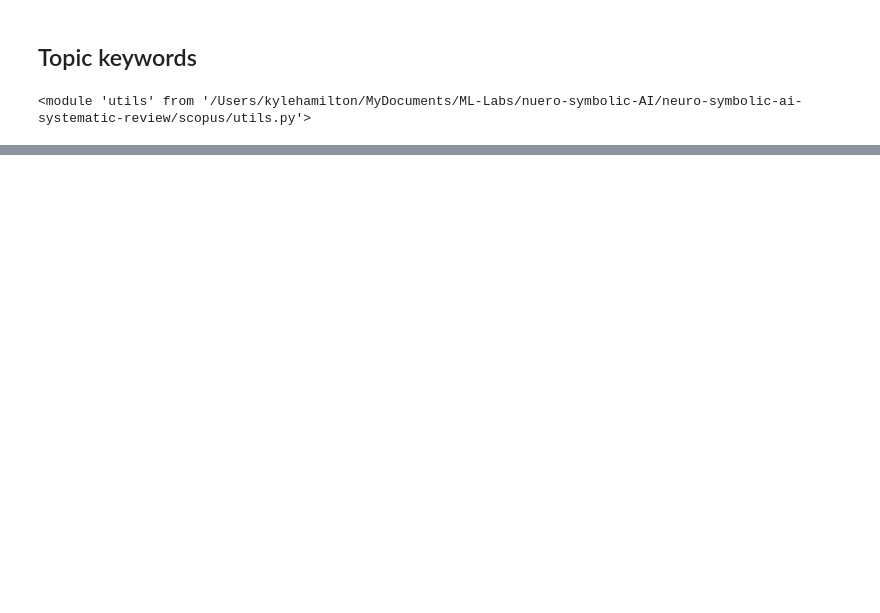
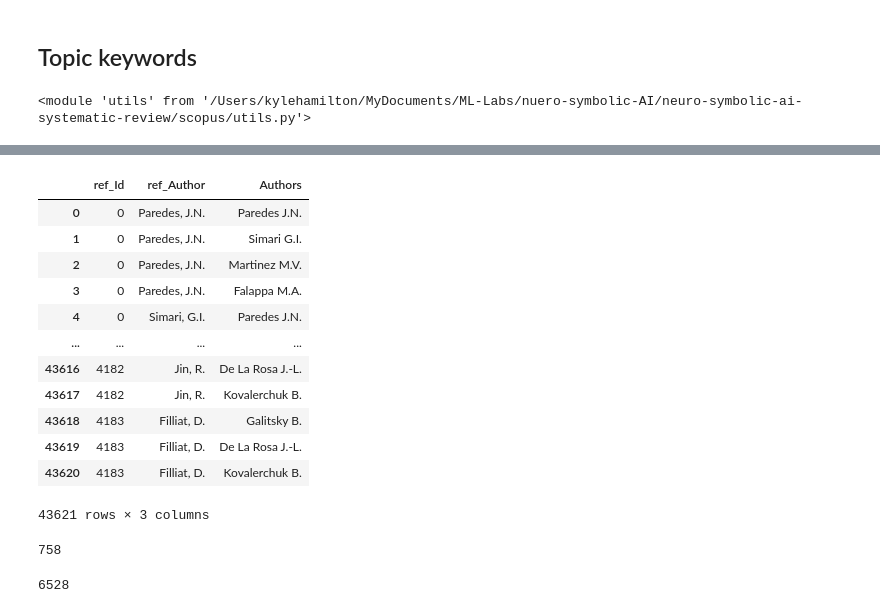
Before and after one commit to kyleiwaniec/neuro-symbolic-ai-systematic-review, a Jupyter notebook: scopus/EDA-233.ipynb, the cells around one changed output, grey strips where cells are left out. Drawn from its saved outputs; the diff is of its cells as text; code cells hidden in the pictures; blank space fills up the shorter version.

```diff
--- a/scopus/EDA-233.ipynb
+++ b/scopus/EDA-233.ipynb
@@ -124,0 +143,29 @@ KeyError: 12
+# %%
+# Get the author names from he citation
+dfc[['ref_Id','match','ref_Author']]=dfc['References'].str.extractall(pat=r"([À-ŽA-z|\-]+,\s([À-Ž|A-Z].)+)\,").reset_index()[['level_0','match',0]]
+# %%
+# remove redundant columns
+dfc=dfc[['Authors','ref_Id','ref_Author']]
+# %%
+# authors are separated by a comma. Create a list by splitting on ,
+dfc['Authors']=dfc['Authors'].str.split(pat=",")
+# %%
+# put each author in their own row
+dfc=dfc.set_index(['ref_Id','ref_Author']).apply(pd.Series.explode).reset_index()
+# %%
+# now we have a cartesian-join of authors
+dfc
+# %% [output]
+|  | ref_Id | ref_Author | Authors |
+| 0 | 0 | Paredes, J.N. | Paredes J.N. |
+| 1 | 0 | Paredes, J.N. | Simari G.I. |
+| 2 | 0 | Paredes, J.N. | Martinez M.V. |
+| 3 | 0 | Paredes, J.N. | Falappa M.A. |
+| 4 | 0 | Simari, G.I. | Paredes J.N. |
+| ... | ... | ... | ... |
+| 43616 | 4182 | Jin, R. | De La Rosa J.-L. |
+| 43617 | 4182 | Jin, R. | Kovalerchuk B. |
+| 43618 | 4183 | Filliat, D. | Galitsky B. |
+| 43619 | 4183 | Filliat, D. | De La Rosa J.-L. |
+| 43620 | 4183 | Filliat, D. | Kovalerchuk B. |
+43621 rows × 3 columns
@@ -124,0 +179,8 @@ KeyError: 12
+# %%
+len(author_nodes)
+# %% [output]
+758
+# %%
+len(ref_author_nodes)
+# %% [output]
+6528
```
Also changed, not shown: parts of 50 cells of this notebook, 5 other files.
